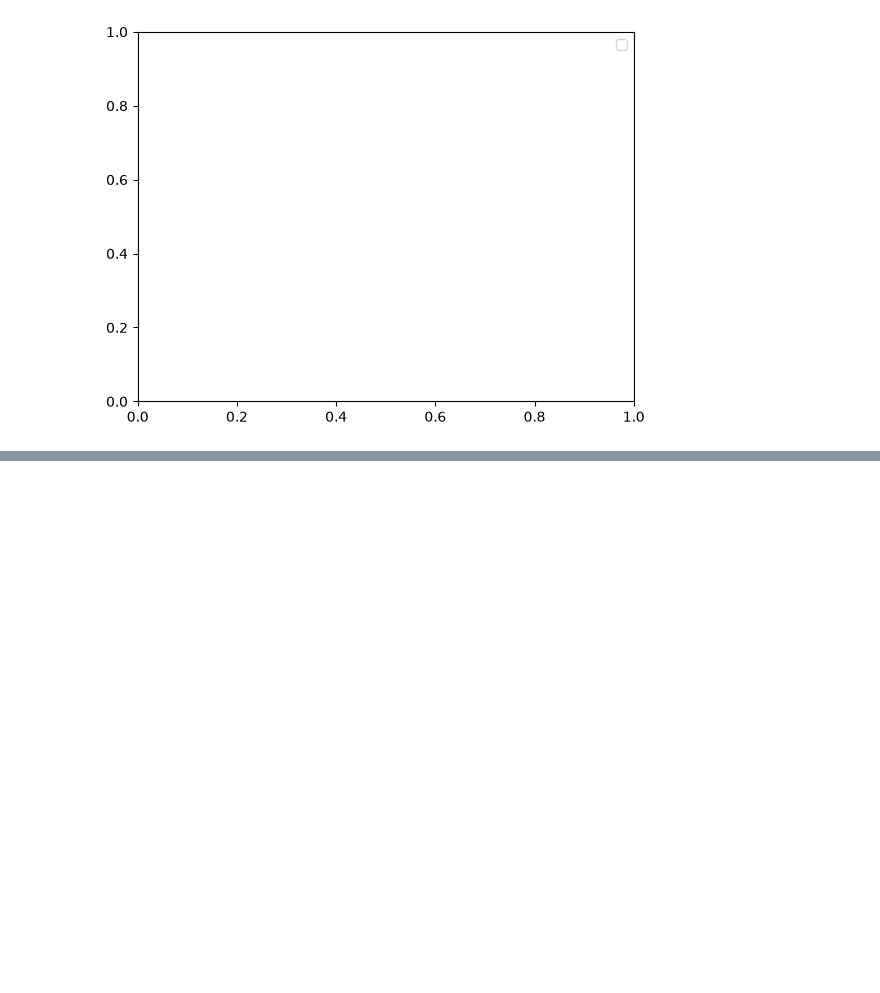
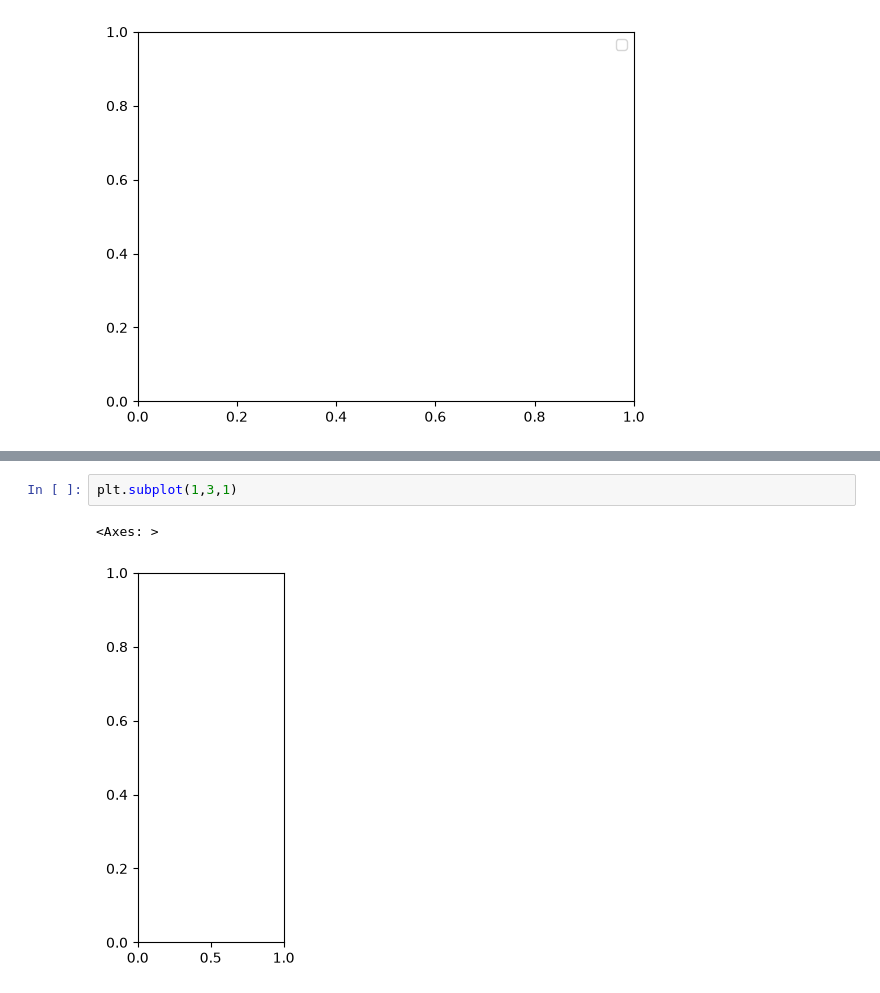
Before and after one commit to mahimamahesh2006-web/Srishti-Innovative-Intership, a Jupyter notebook: matplotlib.ipynb, the cells around one changed output, grey strips where cells are left out. Cells and saved outputs as stored; diff of their text form; blank space fills up the shorter version.

```diff
--- a/matplotlib.ipynb
+++ b/matplotlib.ipynb
@@ -56,0 +71,5 @@ plt.bar(categories,values)
+# %%
+plt.subplot(1,3,1)
+# %% [output]
+<Axes: >
+[figure, added]
```
Also changed, not shown: parts of 9 cells of this notebook, 2 other files.
